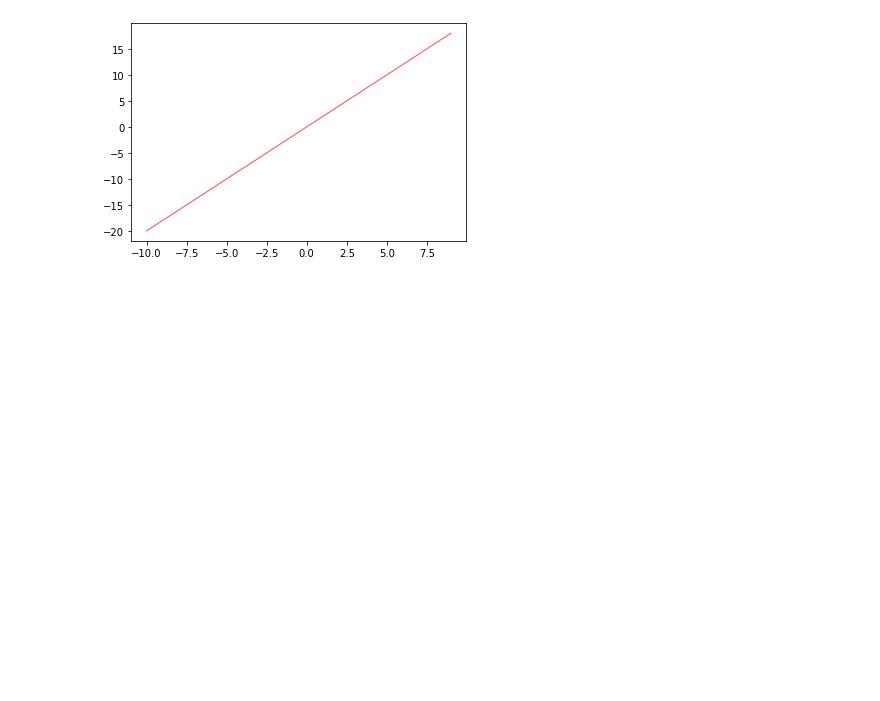
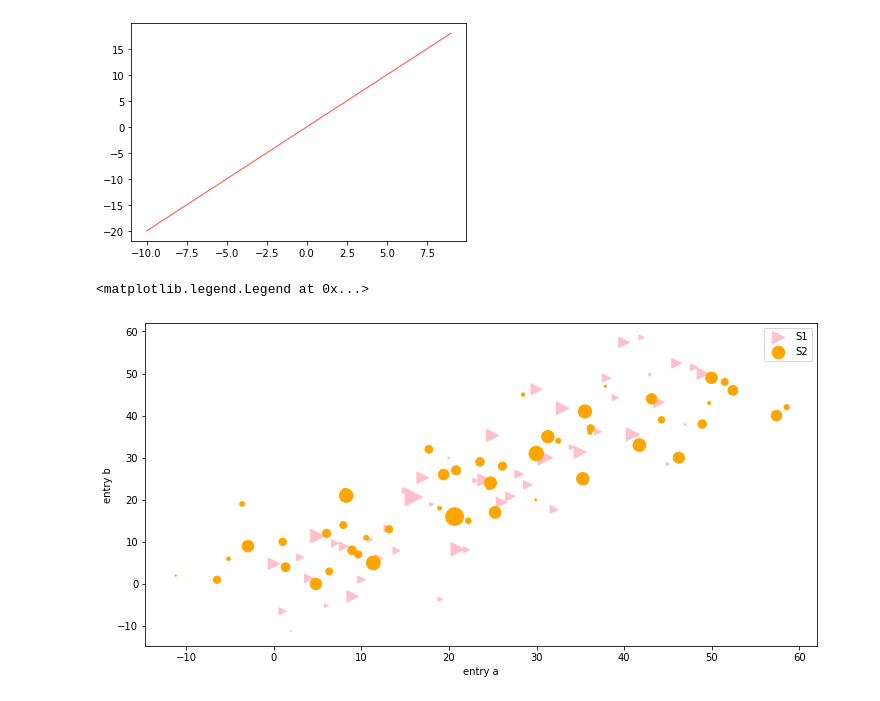
Before and after one commit to ColumbusK/Math, a Jupyter notebook: Numpy/matplot.ipynb, the cells around one changed output. Drawn from its saved outputs; the diff is of its cells as text; code cells hidden in the pictures; blank space fills up the shorter version.

```diff
--- a/Numpy/matplot.ipynb
+++ b/Numpy/matplot.ipynb
@@ -34,3 +34,21 @@ plt.show()
    7.44897959   7.83673469   8.2244898    8.6122449    9.        ]
 50
 [figure]
+# %%
+# 2. 映射对象类型数据
+np.random.seed(19680801)  # seed the random number generator.
+data = {'a': np.arange(50),
+        'c': np.random.randint(0, 50, 50),
+        'd': np.random.randn(50)}
+data['b'] = data['a'] + 10 * np.random.randn(50)
+data['d'] = np.abs(data['d']) * 100
+fig, ax = plt.subplots(figsize=(10, 5), layout='constrained')
+# c: color颜色; s: size大小
+ax.scatter(x='a', y='b', c='pink', s='d', data=data, label='S1', marker='>')
+ax.scatter(x='b', y='a', c='orange', s='d', data=data, label='S2')
+ax.set_xlabel('entry a')
+ax.set_ylabel('entry b')
+ax.legend()
+# %% [output]
+<matplotlib.legend.Legend at 0x...>
+[figure, added]
```
Also changed, not shown: parts of 1 cell of this notebook.
